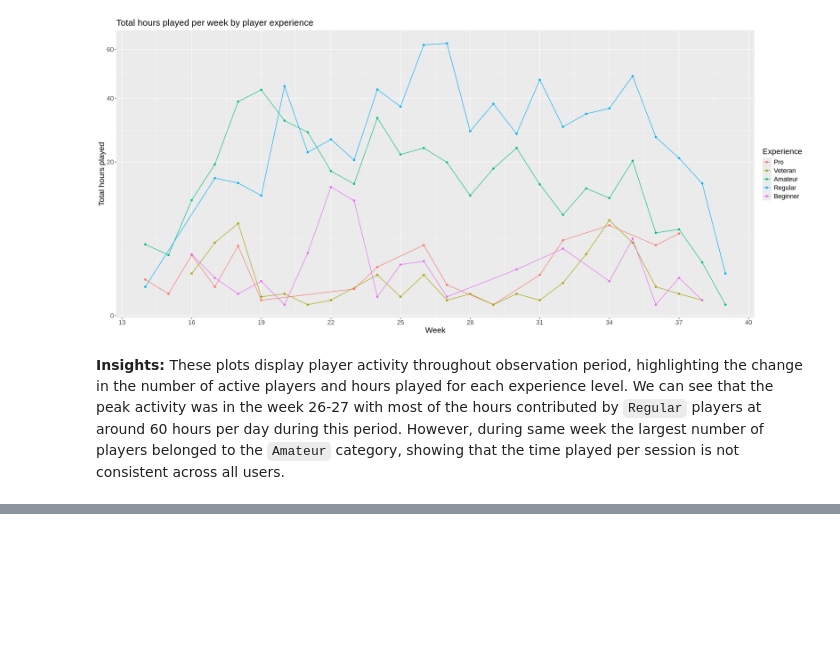
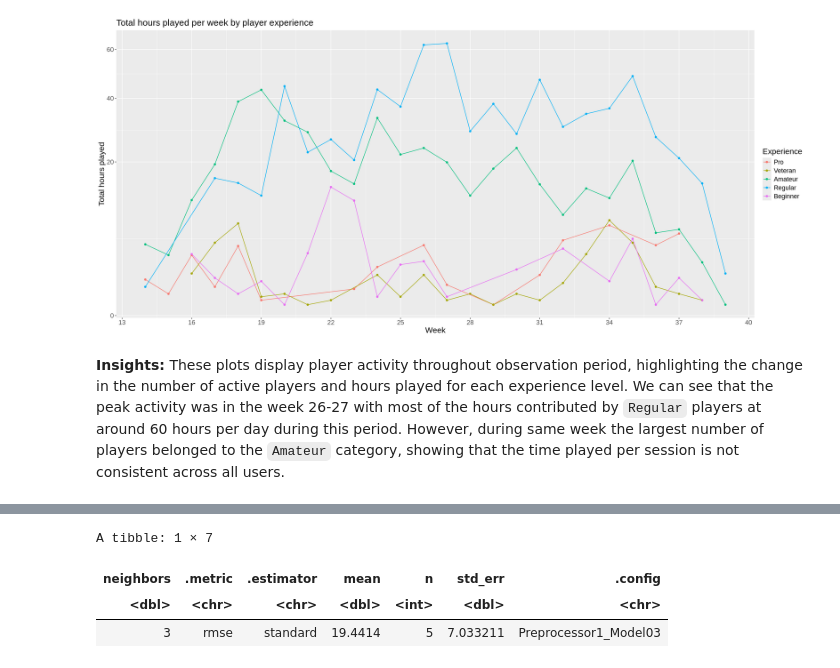
Before and after one commit to ALagodzinska/Group26-FinalReport, a Jupyter notebook: Report.ipynb, the cells around one changed output, grey strips where cells are left out. Drawn from its saved outputs; the diff is of its cells as text; code cells hidden in the pictures; blank space fills up the shorter version.

```diff
--- a/Report.ipynb
+++ b/Report.ipynb
@@ -468,0 +592,12 @@ hours_by_week_experience_plot
+# %%
+# Finding the minimum RMSPE to find best k
+players_min <- players_results |>
+    filter(.metric == "rmse") |>
+    slice_min(mean, n = 1)
+
+players_min
+# %% [output]
+A tibble: 1 × 7
+| neighbors | .metric | .estimator | mean | n | std_err | .config |
+| <dbl> | <chr> | <chr> | <dbl> | <int> | <dbl> | <chr> |
+| 3 | rmse | standard | 19.4414 | 5 | 7.033211 | Preprocessor1_Model03 |
```
Also changed, not shown: parts of 9 cells of this notebook.
